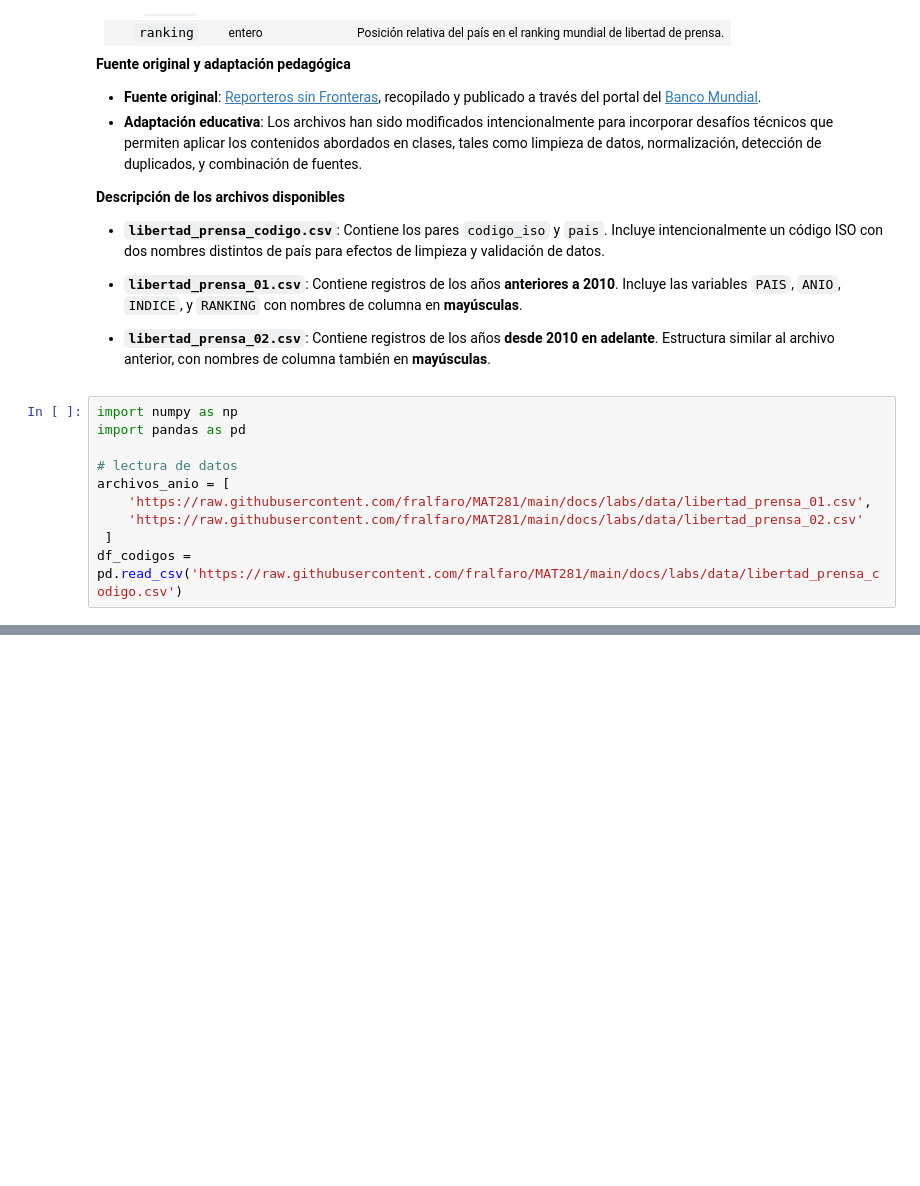
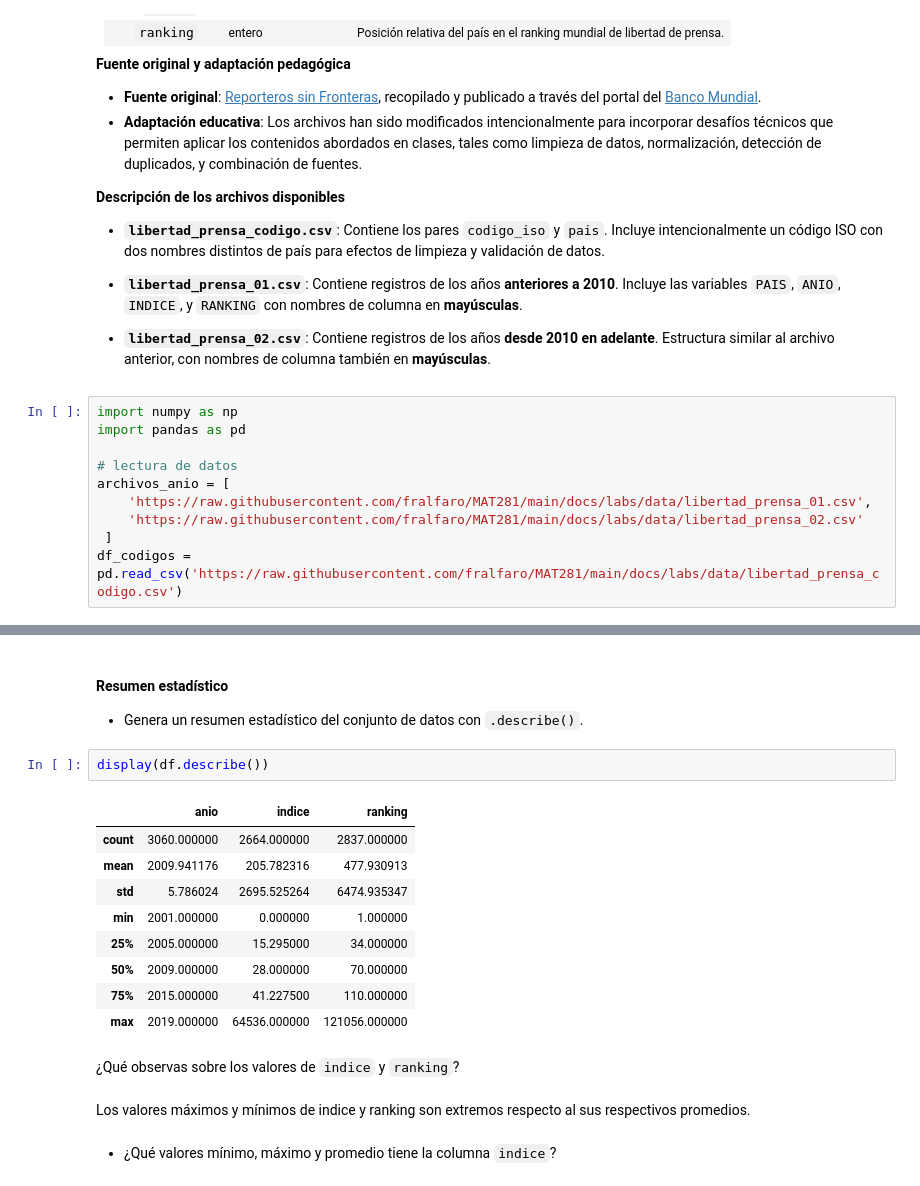
Before and after one commit to JDMA2018/MAT281-entregables, a Jupyter notebook: docs/codes/labs/lab_04.ipynb, the cells around one changed output, grey strips where cells are left out. Saved outputs shown, nothing was run; the diff lists cells and outputs as text; blank space fills up the shorter version.

```diff
--- a/docs/codes/labs/lab_04.ipynb
+++ b/docs/codes/labs/lab_04.ipynb
@@ -160,0 +178,22 @@ dtype: object
+# %% [markdown]
+#### **Resumen estadístico**
+
+* Genera un resumen estadístico del conjunto de datos con `.describe()`.
+# %%
+display(df.describe())
+# %% [output]
+|  | anio | indice | ranking |
+| count | 3060.000000 | 2664.000000 | 2837.000000 |
+| mean | 2009.941176 | 205.782316 | 477.930913 |
+| std | 5.786024 | 2695.525264 | 6474.935347 |
+| min | 2001.000000 | 0.000000 | 1.000000 |
+| 25% | 2005.000000 | 15.295000 | 34.000000 |
+| 50% | 2009.000000 | 28.000000 | 70.000000 |
+| 75% | 2015.000000 | 41.227500 | 110.000000 |
+| max | 2019.000000 | 64536.000000 | 121056.000000 |
+# %% [markdown]
+  ¿Qué observas sobre los valores de `indice` y `ranking`?
+# %% [markdown]
+Los valores máximos y mínimos de indice y ranking son extremos respecto al sus respectivos promedios.
+# %% [markdown]
+* ¿Qué valores mínimo, máximo y promedio tiene la columna `indice`?
```
Also changed, not shown: parts of 61 cells of this notebook.
